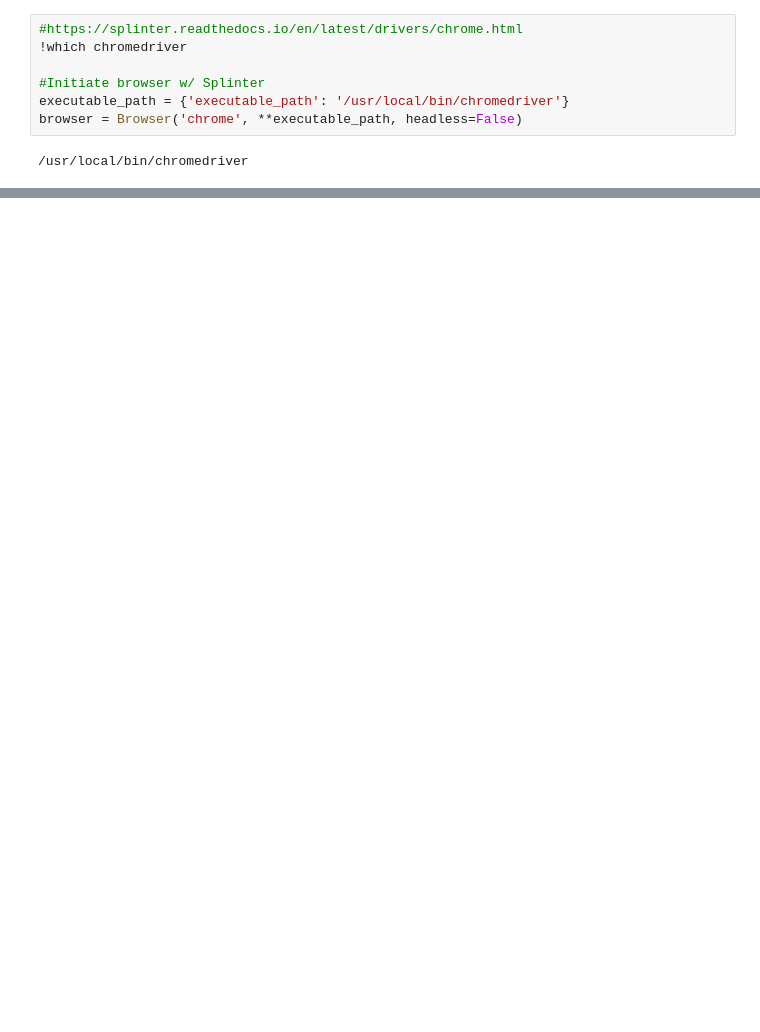
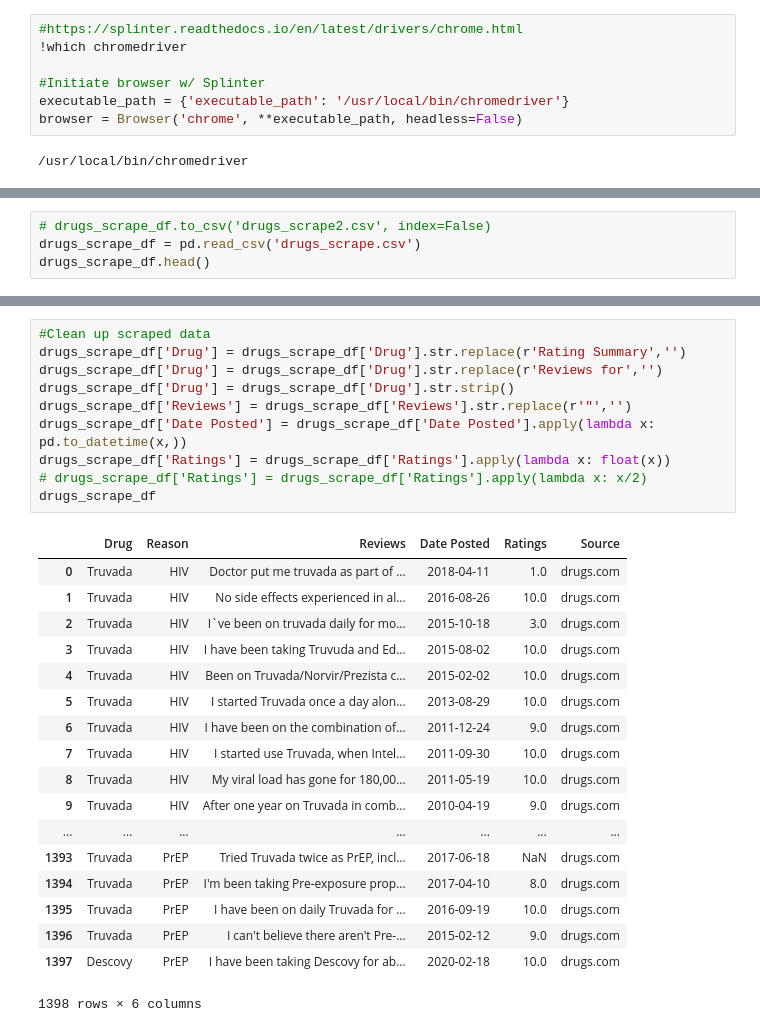
Before and after one commit to mlsalter/hiv_drugs, a Jupyter notebook: HIV_Drugs/hiv_drug_scrape_drug.ipynb, the cells around one changed output, grey strips where cells are left out. Cells and saved outputs as stored; diff of their text form; blank space fills up the shorter version.

```diff
--- a/HIV_Drugs/hiv_drug_scrape_drug.ipynb
+++ b/HIV_Drugs/hiv_drug_scrape_drug.ipynb
@@ -93,0 +272,4 @@ AttributeError: 'NoneType' object has no attribute 'find_all'
+# %%
+# drugs_scrape_df.to_csv('drugs_scrape2.csv', index=False)
+drugs_scrape_df = pd.read_csv('drugs_scrape.csv')
+drugs_scrape_df.head()
@@ -93,0 +283,29 @@ AttributeError: 'NoneType' object has no attribute 'find_all'
+# %%
+#Clean up scraped data
+drugs_scrape_df['Drug'] = drugs_scrape_df['Drug'].str.replace(r'Rating Summary','')
+drugs_scrape_df['Drug'] = drugs_scrape_df['Drug'].str.replace(r'Reviews for','')
+drugs_scrape_df['Drug'] = drugs_scrape_df['Drug'].str.strip()
+drugs_scrape_df['Reviews'] = drugs_scrape_df['Reviews'].str.replace(r'"','')
+drugs_scrape_df['Date Posted'] = drugs_scrape_df['Date Posted'].apply(lambda x: pd.to_datetime(x,))
+drugs_scrape_df['Ratings'] = drugs_scrape_df['Ratings'].apply(lambda x: float(x))
+# drugs_scrape_df['Ratings'] = drugs_scrape_df['Ratings'].apply(lambda x: x/2)
+drugs_scrape_df
+# %% [output]
+|  | Drug | Reason | Reviews | Date Posted | Ratings | Source |
+| 0 | Truvada | HIV | Doctor put me truvada as part of ... | 2018-04-11 | 1.0 | drugs.com |
+| 1 | Truvada | HIV | No side effects experienced in al... | 2016-08-26 | 10.0 | drugs.com |
+| 2 | Truvada | HIV | I`ve been on truvada daily for mo... | 2015-10-18 | 3.0 | drugs.com |
+| 3 | Truvada | HIV | I have been taking Truvuda and Ed... | 2015-08-02 | 10.0 | drugs.com |
+| 4 | Truvada | HIV | Been on Truvada/Norvir/Prezista c... | 2015-02-02 | 10.0 | drugs.com |
+| 5 | Truvada | HIV | I started Truvada once a day alon... | 2013-08-29 | 10.0 | drugs.com |
+| 6 | Truvada | HIV | I have been on the combination of... | 2011-12-24 | 9.0 | drugs.com |
+| 7 | Truvada | HIV | I started use Truvada, when Intel... | 2011-09-30 | 10.0 | drugs.com |
+| 8 | Truvada | HIV | My viral load has gone for 180,00... | 2011-05-19 | 10.0 | drugs.com |
+| 9 | Truvada | HIV | After one year on Truvada in comb... | 2010-04-19 | 9.0 | drugs.com |
+| ... | ... | ... | ... | ... | ... | ... |
+| 1393 | Truvada | PrEP | Tried Truvada twice as PrEP, incl... | 2017-06-18 | NaN | drugs.com |
+| 1394 | Truvada | PrEP | I'm been taking Pre-exposure prop... | 2017-04-10 | 8.0 | drugs.com |
+| 1395 | Truvada | PrEP | I have been on daily Truvada for ... | 2016-09-19 | 10.0 | drugs.com |
+| 1396 | Truvada | PrEP | I can't believe there aren't Pre-... | 2015-02-12 | 9.0 | drugs.com |
+| 1397 | Descovy | PrEP | I have been taking Descovy for ab... | 2020-02-18 | 10.0 | drugs.com |
+1398 rows × 6 columns
```
Also changed, not shown: parts of 18 cells of this notebook, 17 other files.
